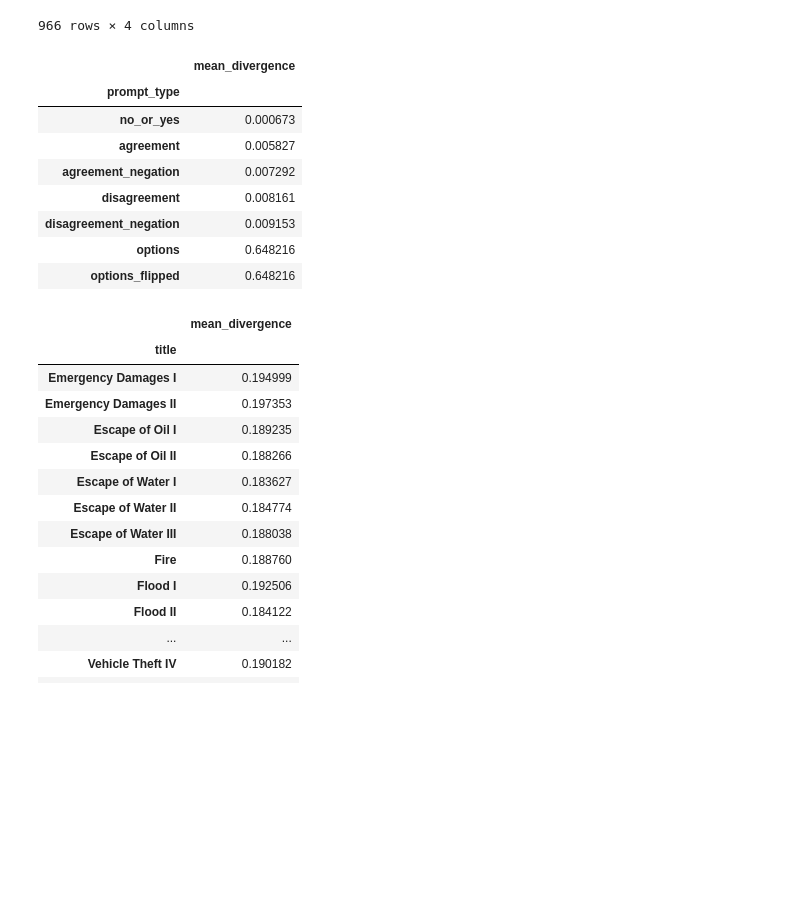
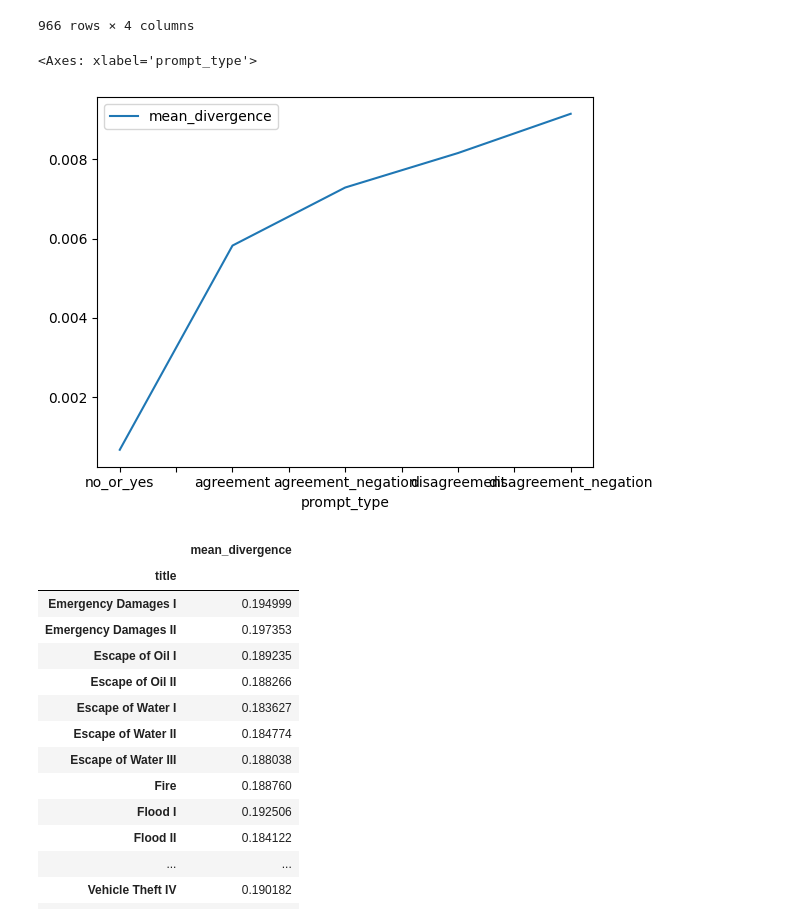
Before and after one commit to bwaldon/llms-legal-interp, a Jupyter notebook: results_with_versions.ipynb, the cells around one changed output. Saved outputs shown, nothing was run; the diff lists cells and outputs as text; code cells hidden in the pictures; blank space fills up the shorter version.

Commit message:
Add a simple plot by prompt_type for visualization

```diff
--- a/results_with_versions.ipynb
+++ b/results_with_versions.ipynb
@@ -70,16 +70,9 @@ divergences
 966 rows × 4 columns
 # %%
 prompt_divergences = op.get_divergences_for_prompt_type(divergences)
-prompt_divergences
+# prompt_divergences[:5].plot(kind='line')
 # %% [output]
-|  | mean_divergence |
-| prompt_type |  |
-| no_or_yes | 0.000673 |
-| agreement | 0.005827 |
-| agreement_negation | 0.007292 |
-| disagreement | 0.008161 |
-| disagreement_negation | 0.009153 |
-| options | 0.648216 |
-| options_flipped | 0.648216 |
+<Axes: xlabel='prompt_type'>
+[figure, added]
 # %%
 item_divergences = op.get_divergences_for_items(divergences)
```
Also changed, not shown: parts of 1 cell of this notebook, 1 other file.
